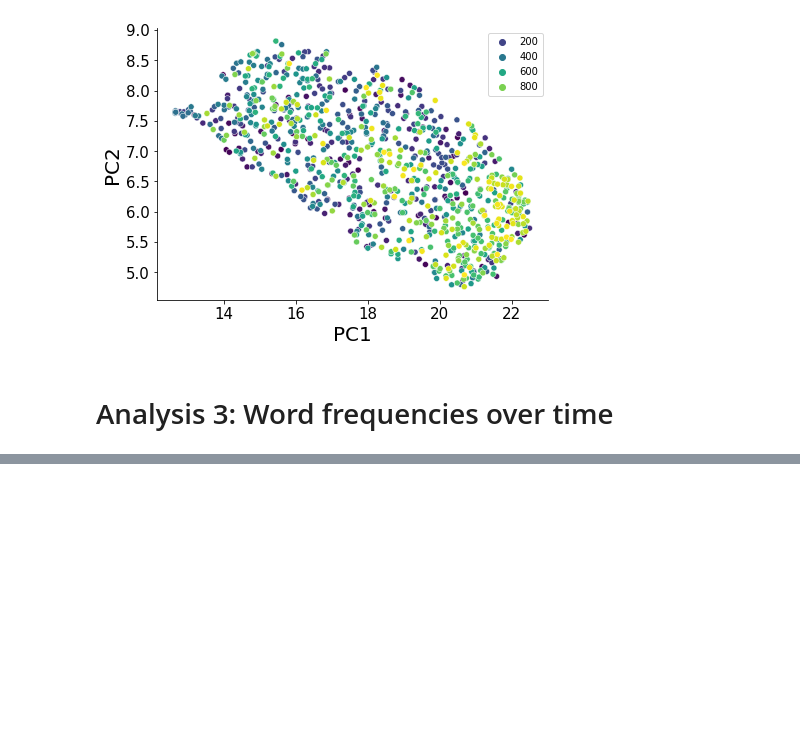
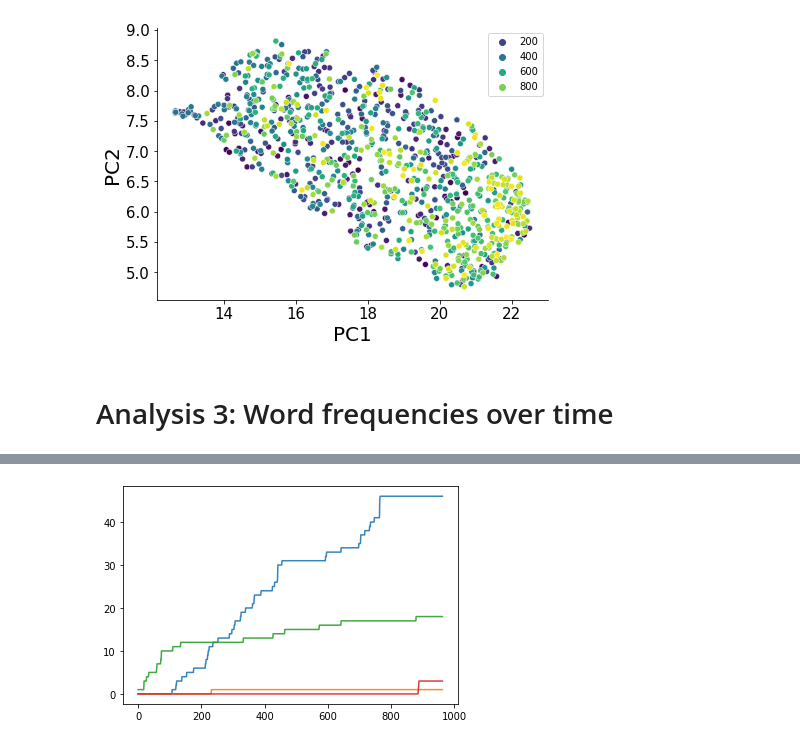
Before and after one commit to Ma-Fi-94/letters, a Jupyter notebook: Hypothesis1.ipynb, the cells around one changed output, grey strips where cells are left out. Saved outputs shown, nothing was run; the diff lists cells and outputs as text; code cells hidden in the pictures; blank space fills up the shorter version.

```diff
--- a/Hypothesis1.ipynb
+++ b/Hypothesis1.ipynb
@@ -162,0 +202,7 @@ sns.scatterplot(X.mean(axis=1), X.std(axis=1)/X.mean(axis=1), hue=df.Author)
+# %%
+print_words = ["schlegel", "klopstock", "fichte", "hegel"]
+for print_word in print_words:
+    freq_over_time = X[:, np.array(feature_names)==print_word]
+    plt.plot(np.cumsum(freq_over_time), alpha=0.9)
+# %% [output]
+[figure, added]
```
Also changed, not shown: parts of 8 cells of this notebook.
